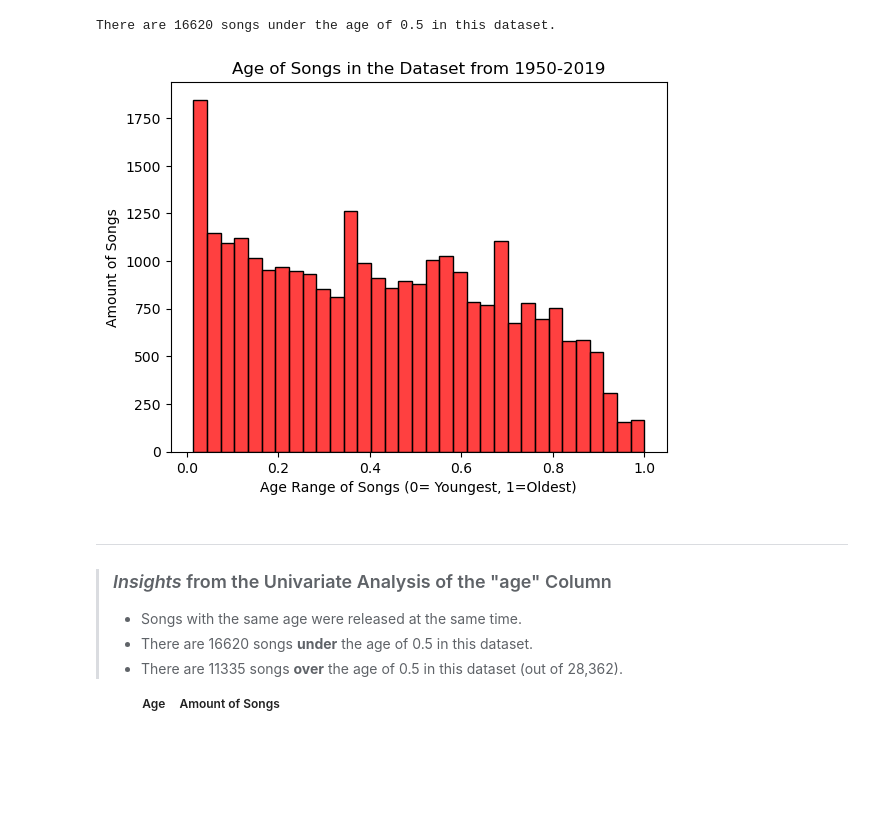
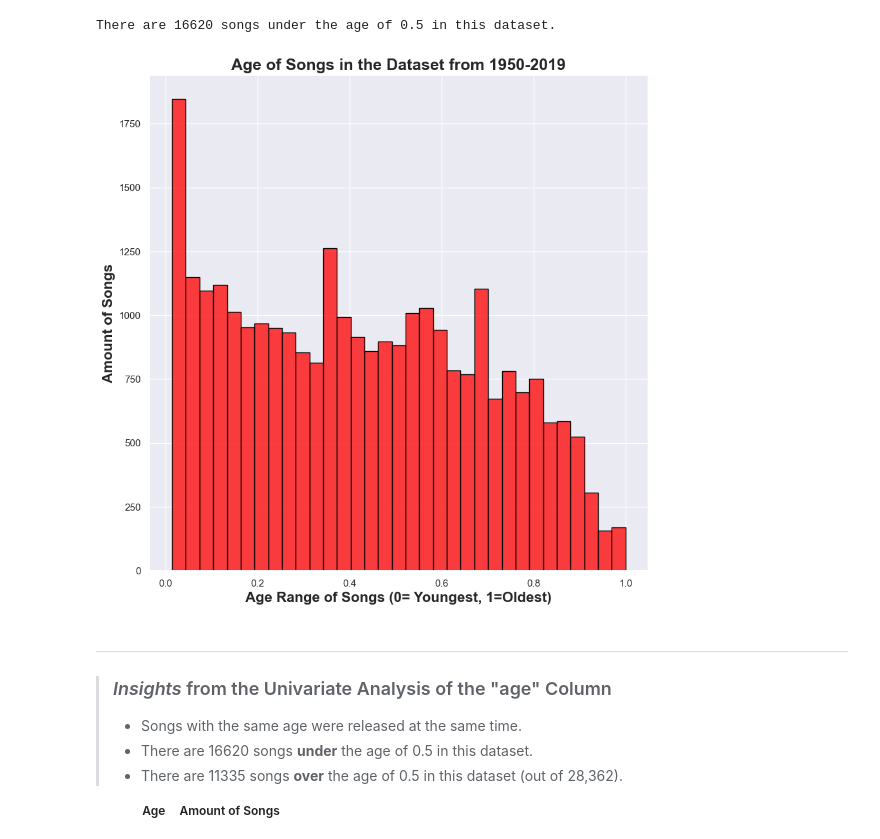
Before and after one commit to thetechleila/Music-Recommendation-Algorithm, a Jupyter notebook: EDA_music.ipynb, the cells around one changed output. Saved outputs shown, nothing was run; the diff lists cells and outputs as text; code cells hidden in the pictures; blank space fills up the shorter version.

```diff
--- a/EDA_music.ipynb
+++ b/EDA_music.ipynb
@@ -176,9 +176,13 @@ plt.show()
 [figure]
 # %%
 #Visualization the count of songs, grouped by decade specifically
-sns.histplot(data = release_count_dec, color="green", edgecolor ='black', linewidth= 1)
-plt.title("Count of Songs in the Dataset Released by Decade 1950-2010")
-plt.xlabel("Dataset Song Release Decade")
-plt.ylabel("Song Count")
+
+plt.figure(figsize=(15, 10))
+sns.histplot(data = release_count_dec, color="green", edgecolor ='black').set(title='width = 1')
+sns.set(style="darkgrid")
+plt.title("Count of Songs in the Dataset Released by Decade 1950-2010", fontsize=24, weight='bold', style='italic')
+plt.xlabel("Dataset Song Release Decade", fontsize=20, weight='bold')
+plt.ylabel("Song Count", fontsize=20, weight='bold')
+plt.tick_params(axis='both', which='major', labelsize=18)
 plt.show()
 # %% [output]
@@ -279,13 +283,14 @@ print ("There are", below_05, "songs under the age of 0.5 in this dataset.")
 # %% [output]
 There are 16620 songs under the age of 0.5 in this dataset.
 # %%
+plt.figure(figsize=(10, 10))
 sns.histplot(data = df, x = "age", color="red", edgecolor ='black', linewidth= 1)
-plt.title("Age of Songs in the Dataset from 1950-2019")
-plt.xlabel("Age Range of Songs (0= Youngest, 1=Oldest)")
-plt.ylabel("Amount of Songs")
+plt.title("Age of Songs in the Dataset from 1950-2019", fontsize=18, weight='bold')
+plt.xlabel("Age Range of Songs (0= Youngest, 1=Oldest)", fontsize=16, weight='bold')
+plt.ylabel("Amount of Songs", fontsize=16, weight='bold')
 plt.show()
 # %% [output]
-[figure, old version]
+[figure, new version]
 # %% [markdown]
 ___
 
```
Also changed, not shown: parts of 3 cells of this notebook, 1 other file.
